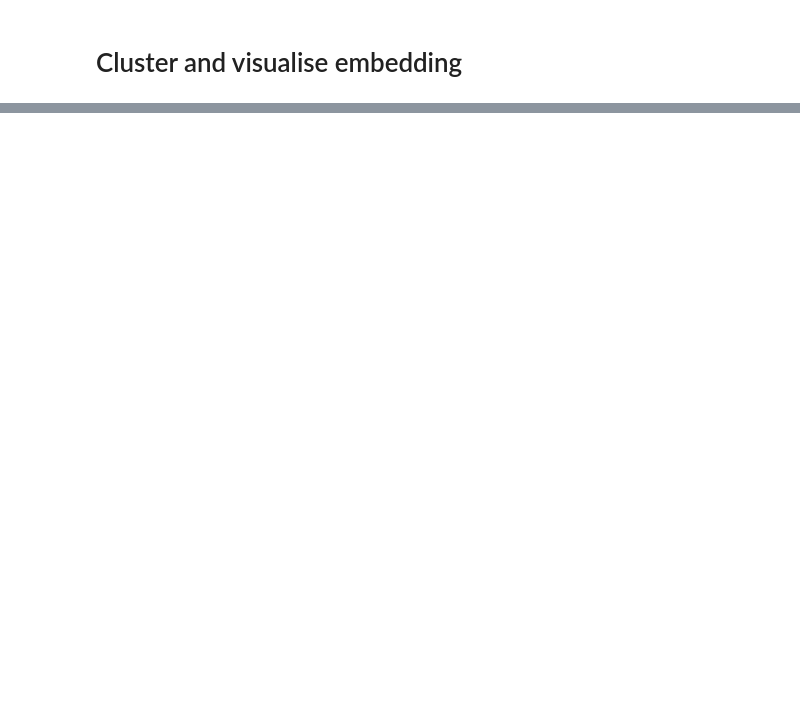
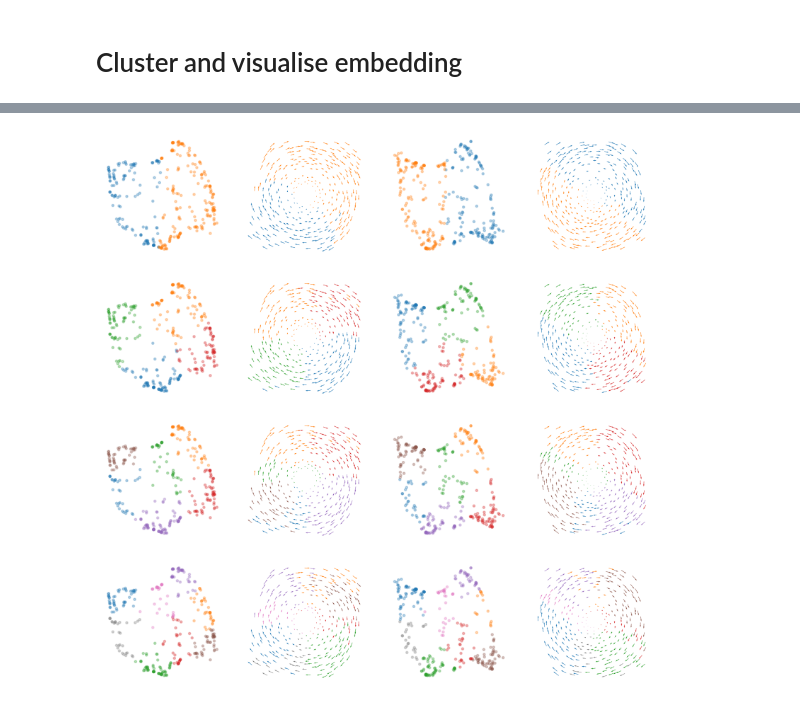
Before and after one commit to agosztolai/MARBLE, a Jupyter notebook: examples/ex_vanderpol.ipynb, the cells around one changed output, grey strips where cells are left out. Drawn from its saved outputs; the diff is of its cells as text; code cells hidden in the pictures; blank space fills up the shorter version.

```diff
--- a/examples/ex_vanderpol.ipynb
+++ b/examples/ex_vanderpol.ipynb
@@ -209,0 +130,20 @@ compare_attractors(emb, pos_subsample, vel_subsample, (3,4), clusters, gamma)
+# %%
+n_clusters=[2,4,6,8]
+fig, ax = plt.subplots(len(n_clusters),4, figsize=(10,10))
+slices=data._slice_dict['x']
+
+def plot_embedding(data, ax, slices, i, n_clusters=2):
+    s = range(slices[i], slices[i+1])
+    clusters = geometry.cluster(data.emb_2d, cluster_typ='kmeans', n_clusters=n_clusters, seed=0)
+    plotting.embedding(data.emb_2d[s], clusters['labels'][s], ax=ax[0])
+    plot_phase_portrait(data.pos[s], data.x[s], ax[1], node_feature=clusters['labels'][s])
+
+snapshot=4
+for i, n in enumerate(n_clusters):
+    plot_embedding(data, ax[:,:2][i], slices, snapshot, n_clusters=n)
+
+snapshot=5
+for i, n in enumerate(n_clusters):
+    plot_embedding(data, ax[:,2:][i], slices, snapshot, n_clusters=n)
+# %% [output]
+[figure, added]
```
Also changed, not shown: parts of 14 cells of this notebook.
